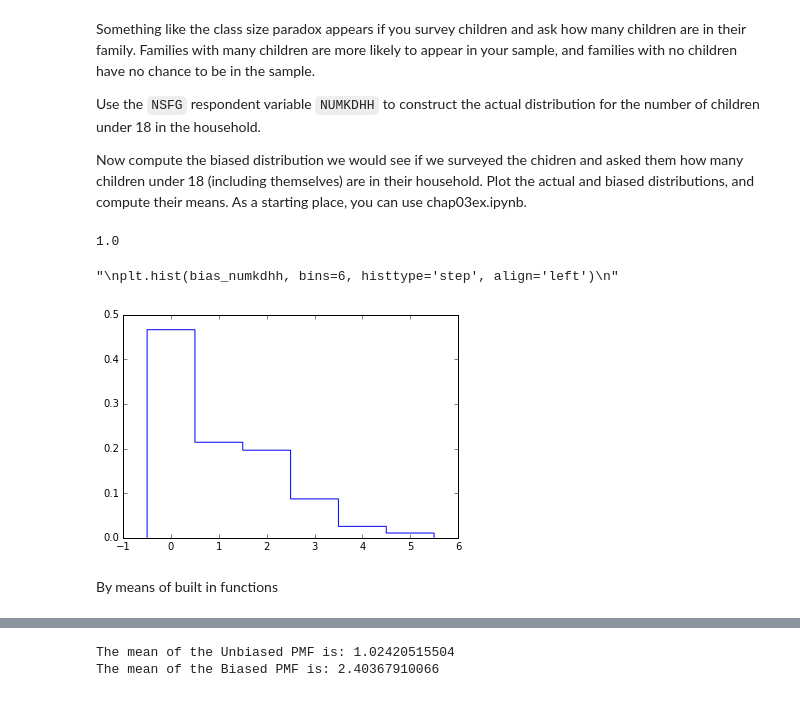
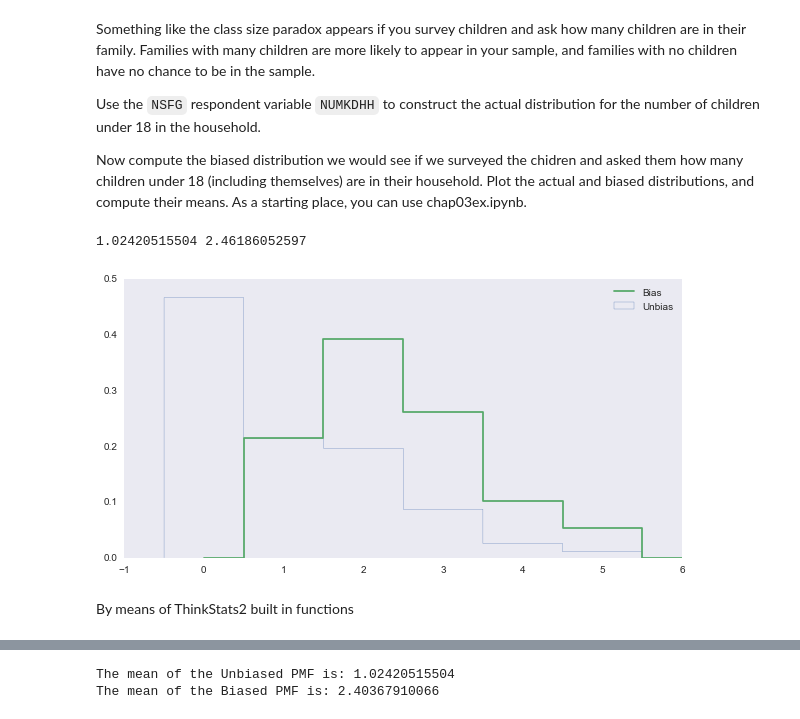
Before and after one commit to saucysaucy/dsp, a Jupyter notebook: ThinkStats2/code/SOLUTIONS.ipynb, the cells around one changed output, grey strips where cells are left out. Cells and saved outputs as stored; diff of their text form; code cells hidden in the pictures.

```diff
--- a/ThinkStats2/code/SOLUTIONS.ipynb
+++ b/ThinkStats2/code/SOLUTIONS.ipynb
@@ -101,19 +102,23 @@ def biaspmf(series):
 unbias = pmf(numkdhh)
 bias = biaspmf(numkdhh)
 unique_values = len(bias)
-sum(unbias.values())
+bias_values = list(bias.values())
+bias_values.append(0)
+shape = list(range(0,7))
-# %% [output]
-1.0
-# %%
-bias_numkdhh = numkdhh.map(unbias)
-
-plt.hist(numkdhh, bins=unique_values, range=[0,unique_values], normed=True, histtype='step', align='left',rwidth=.2)
-"""
-plt.hist(bias_numkdhh, bins=6, histtype='step', align='left')
-"""
-# %% [output]
-"\nplt.hist(bias_numkdhh, bins=6, histtype='step', align='left')\n"
-[figure, removed]
+# %%
+sns.set_style("dark")
+fig = plt.figure(figsize=[10,5])
+ax = fig.add_subplot(111)
+ax.hist(numkdhh, bins=unique_values, range=[0,unique_values], normed=True, histtype='step', align='left',label='Unbias')
+ax.step(shape,bias_values,where='mid',label='Bias')
+#bias_mean = sum([k*v for k,v in bias.items()])
+unbias_mean = sum([k*v for k,v in unbias.items()])
+print(unbias_mean,bias_mean)
+plt.legend()
+plt.savefig('../../img/bias_vs_unbias.png')
+# %% [output]
+1.02420515504 2.46186052597
+[figure, added]
 # %% [markdown]
-By means of built in functions
+By means of ThinkStats2 built in functions
 # %%
```
Also changed, not shown: parts of 22 cells of this notebook, 1 other file.
